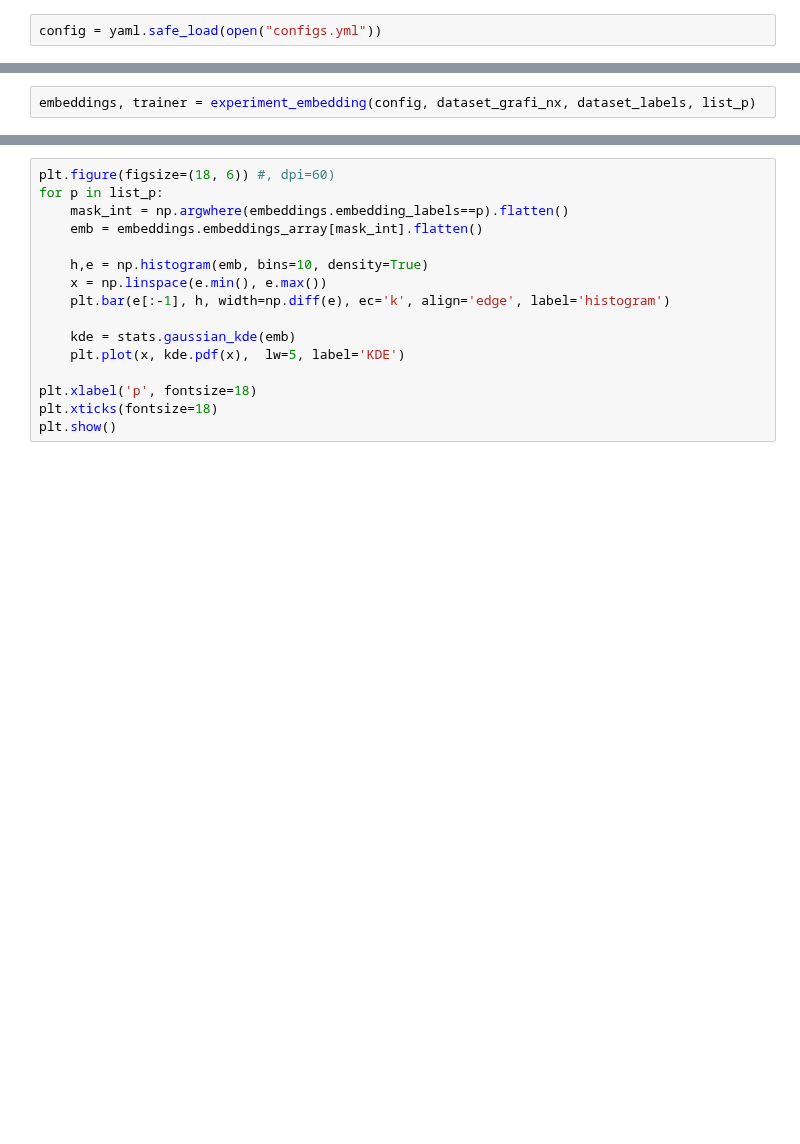
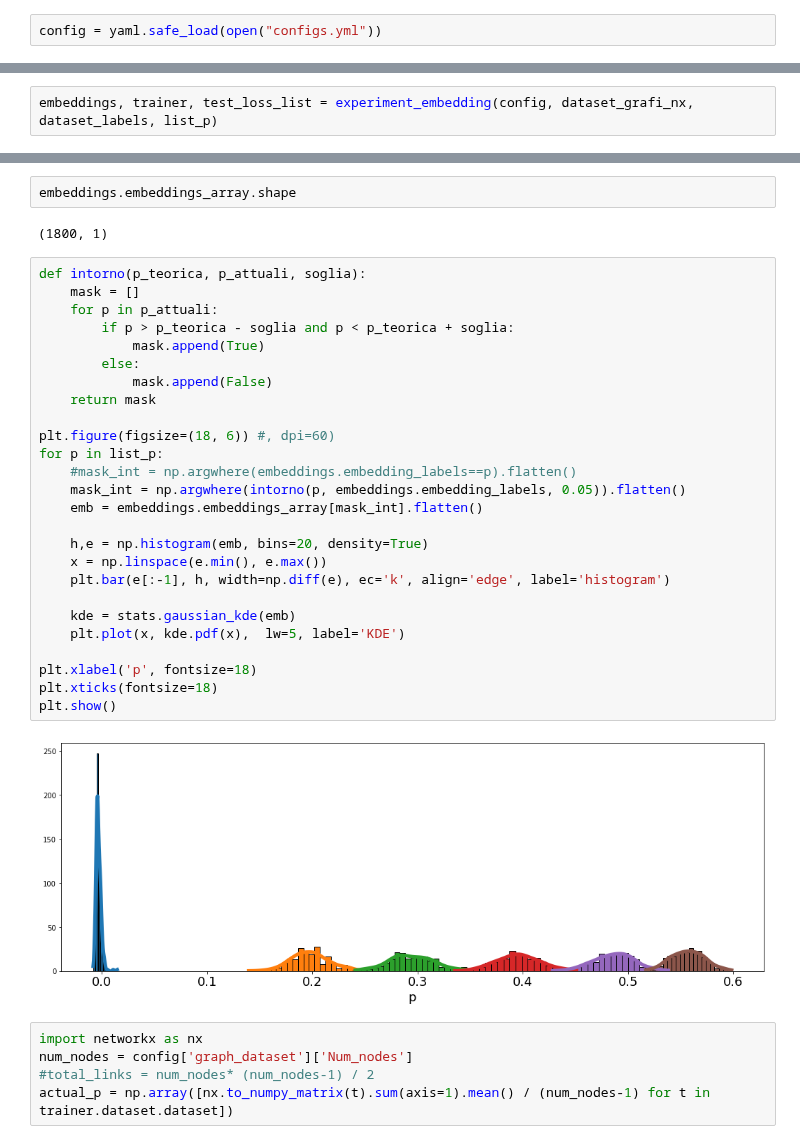
Before and after one commit to dandarm/Embednet, a Jupyter notebook: Embedding_dim.ipynb, the cells around one changed output, grey strips where cells are left out. Cells and saved outputs as stored; diff of their text form; blank space fills up the shorter version.

```diff
--- a/Embedding_dim.ipynb
+++ b/Embedding_dim.ipynb
@@ -34,2 +37,2 @@ Labels values: {0.05, 0.3}
 # %%
-embeddings, trainer = experiment_embedding(config, dataset_grafi_nx, dataset_labels, list_p)
+embeddings, trainer, test_loss_list = experiment_embedding(config, dataset_grafi_nx, dataset_labels, list_p)
@@ -36,16 +72,37 @@ embeddings, trainer = experiment_embedding(config, dataset_grafi_nx, dataset_lab
+# %%
+embeddings.embeddings_array.shape
+# %% [output]
+(1800, 1)
 # %%
+def intorno(p_teorica, p_attuali, soglia):
+    mask = []
+    for p in p_attuali:
+        if p > p_teorica - soglia and p < p_teorica + soglia:
+            mask.append(True)
+        else:
+            mask.append(False)
+    return mask
+
 plt.figure(figsize=(18, 6)) #, dpi=60)
 for p in list_p:
-    mask_int = np.argwhere(embeddings.embedding_labels==p).flatten()
+    #mask_int = np.argwhere(embeddings.embedding_labels==p).flatten()
+    mask_int = np.argwhere(intorno(p, embeddings.embedding_labels, 0.05)).flatten()
     emb = embeddings.embeddings_array[mask_int].flatten()
 
-    h,e = np.histogram(emb, bins=10, density=True)
+    h,e = np.histogram(emb, bins=20, density=True)
     x = np.linspace(e.min(), e.max())
     plt.bar(e[:-1], h, width=np.diff(e), ec='k', align='edge', label='histogram')
 
     kde = stats.gaussian_kde(emb)
     plt.plot(x, kde.pdf(x),  lw=5, label='KDE')
 
 plt.xlabel('p', fontsize=18)
 plt.xticks(fontsize=18)
 plt.show()
+# %% [output]
+[figure, added]
+# %%
+import networkx as nx
+num_nodes = config['graph_dataset']['Num_nodes']
+#total_links = num_nodes* (num_nodes-1) / 2
+actual_p = np.array([nx.to_numpy_matrix(t).sum(axis=1).mean() / (num_nodes-1) for t in trainer.dataset.dataset])
```
Also changed, not shown: parts of 9 cells of this notebook, 2 other files.
